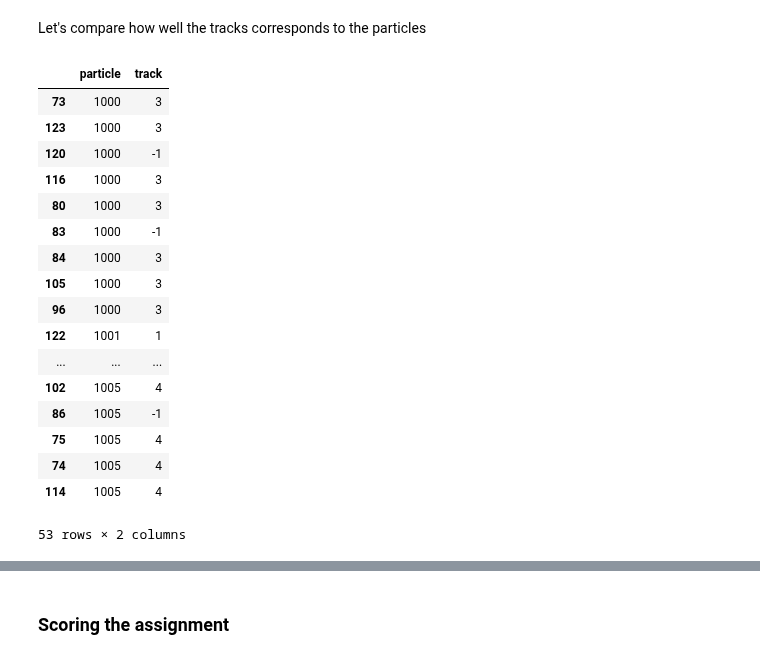
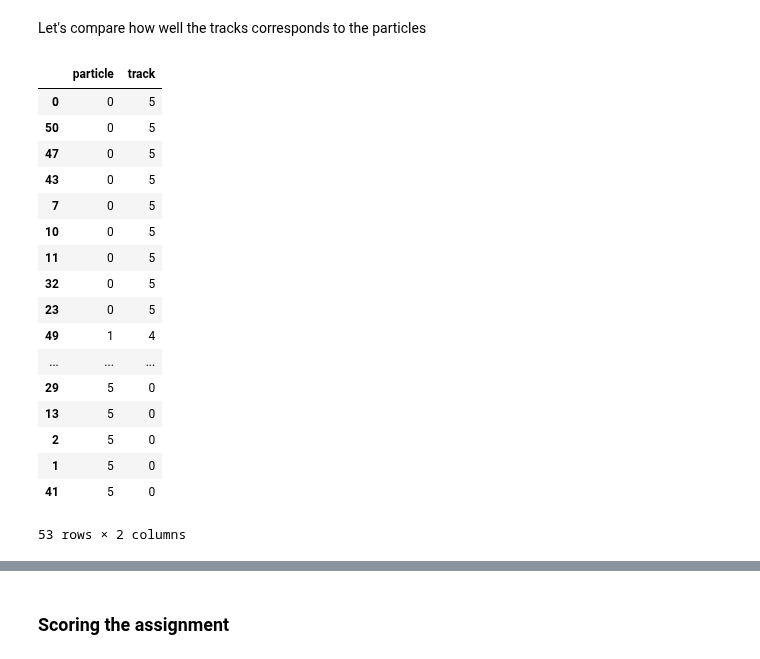
Before and after one commit to LAL/tracking, a Jupyter notebook: starting_kit/notebook_starting_kit.ipynb, the cells around one changed output, grey strips where cells are left out. Saved outputs shown, nothing was run; the diff lists cells and outputs as text; code cells hidden in the pictures.

```diff
--- a/starting_kit/notebook_starting_kit.ipynb
+++ b/starting_kit/notebook_starting_kit.ipynb
@@ -195,8 +191,8 @@ class NearestHit(object):
 Choose the tracking class that you want to use
 (in the submission, it has to be named HitToTrackAssignment in Tracking.py)
 # %%
-#tracker = NearestHit()
+tracker = NearestHit()
 #tracker = LinearApproximation.LinearApproximation(min_hits=4, window_width=0.03)
-tracker = Hough.Hough(n_theta_bins=5000, n_radius_bins=1000, min_radius=20., min_hits=4)
+#tracker = Hough.Hough(n_theta_bins=5000, n_radius_bins=1000, min_radius=20., min_hits=4)
 # %% [markdown]
 #### Training the algorithm
@@ -213,23 +207,2 @@ y_df['track'] = y_predicted
 # %% [markdown]
 Let's compare how well the tracks corresponds to the particles
-# %%
-y_df[(X_df['event']==ievent).values].sort(['particle'])
-# %% [output]
-|  | particle | track |
-| 73 | 1000 | 3 |
-| 123 | 1000 | 3 |
-| 120 | 1000 | -1 |
-| 116 | 1000 | 3 |
-| 80 | 1000 | 3 |
-| 83 | 1000 | -1 |
-| 84 | 1000 | 3 |
-| 105 | 1000 | 3 |
-| 96 | 1000 | 3 |
-| 122 | 1001 | 1 |
-| ... | ... | ... |
-| 102 | 1005 | 4 |
-| 86 | 1005 | -1 |
-| 75 | 1005 | 4 |
-| 74 | 1005 | 4 |
-| 114 | 1005 | 4 |
-53 rows × 2 columns
@@ -237,0 +209,22 @@ tracks = y_predicted[(X_df['event']==ievent).values]
+# %%
+df_result = pd.DataFrame({'particle':y_true[event_indices,0],'track':y_predicted[event_indices]}).sort('particle')
+df_result
+# %% [output]
+|  | particle | track |
+| 0 | 0 | 5 |
+| 50 | 0 | 5 |
+| 47 | 0 | 5 |
+| 43 | 0 | 5 |
+| 7 | 0 | 5 |
+| 10 | 0 | 5 |
+| 11 | 0 | 5 |
+| 32 | 0 | 5 |
+| 23 | 0 | 5 |
+| 49 | 1 | 4 |
+| ... | ... | ... |
+| 29 | 5 | 0 |
+| 13 | 5 | 0 |
+| 2 | 5 | 0 |
+| 1 | 5 | 0 |
+| 41 | 5 | 0 |
+53 rows × 2 columns
```
Also changed, not shown: parts of 26 cells of this notebook.
